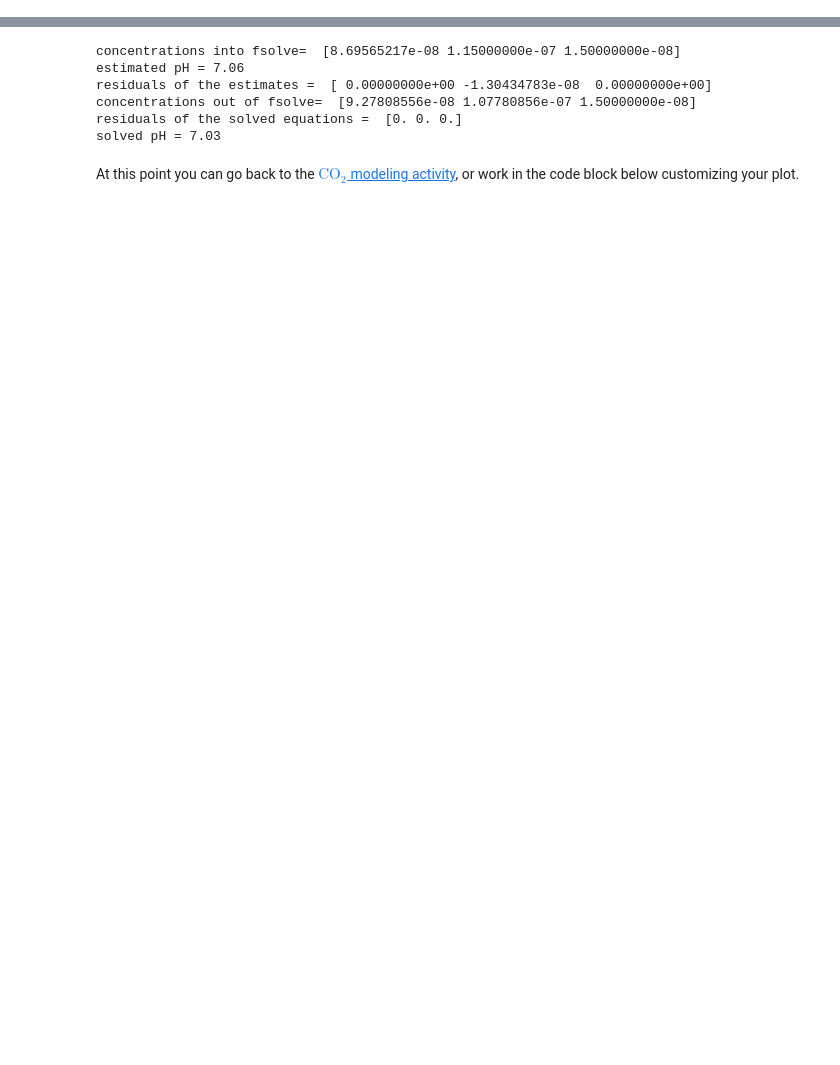
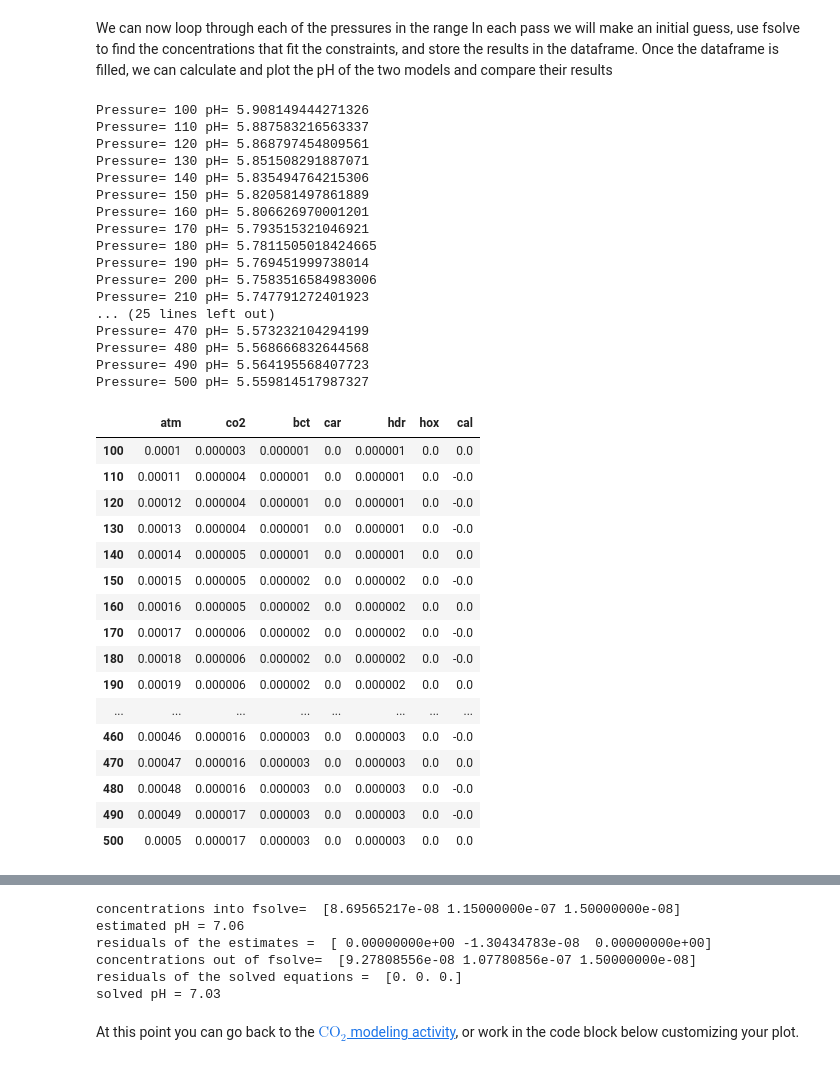
Before and after one commit to wphall/CO2-Equilibrium, a Jupyter notebook: Handling_Data_with_Pandas_and_Matplotlib.ipynb, the cells around one changed output, grey strips where cells are left out. Cells and saved outputs as stored; diff of their text form; code cells hidden in the pictures; blank space fills up the shorter version.

```diff
--- a/Handling_Data_with_Pandas_and_Matplotlib.ipynb
+++ b/Handling_Data_with_Pandas_and_Matplotlib.ipynb
@@ -22,0 +103,58 @@ Group I (X)	|Group I (Y)	|Group II (X)	|Group II (Y)	|Group III (X)	|Group III (
+# %% [markdown]
+We can now loop through each of the pressures in the range  In each pass we will make an initial guess, use fsolve to find the concentrations that fit the constraints, and store the results in the dataframe.  Once the dataframe is filled, we can calculate and plot the pH of the two models and compare their results
+# %%
+for PPM,Index in zip(PPMVals,PPMIdxs):     #this loop will step through the mixing ratios and their indexes
+  Pinit=PPM/1.0e6                          #change units of Pinit for this iteration of the loop to atmospheres
+  print("Pressure=",PPM,end=' ')           #print the pressure to the screen, you may want to comment this later
+
+  #inital guess for the CO2 only system loaded into an array
+  atm=Pinit
+  co2=Pinit*Kh
+  bct=np.sqrt(Ka1*co2)
+  hdr=np.sqrt(Ka1*co2)
+  hox=Kw/hdr
+  car=Ka2*bct/hdr
+  cal=0.0
+  xGuess=np.array([atm,co2,bct,car,hdr,hox,cal])
+
+  xCalc=fsolve(FunCO2OnlyOpen,xGuess) #SciPy does the work!
+  dfRangeP.iloc[Index,:]=xCalc        #store the result in the appropriate spot in the dataframe
+  pHCalc=-np.log10(xCalc[4])          #hydronium ion has an index of 4 (5th value, but indexing starts with 0!)
+  print("pH=",pHCalc)                 #print the calculated pH, you may want to comment this later
+
+dfRangeP #display the dataframe
+# %% [output]
+Pressure= 100 pH= 5.908149444271326
+Pressure= 110 pH= 5.887583216563337
+Pressure= 120 pH= 5.868797454809561
+Pressure= 130 pH= 5.851508291887071
+Pressure= 140 pH= 5.835494764215306
+Pressure= 150 pH= 5.820581497861889
+Pressure= 160 pH= 5.806626970001201
+Pressure= 170 pH= 5.793515321046921
+Pressure= 180 pH= 5.7811505018424665
+Pressure= 190 pH= 5.769451999738014
+Pressure= 200 pH= 5.7583516584983006
+Pressure= 210 pH= 5.747791272401923
+... (25 lines left out)
+Pressure= 470 pH= 5.573232104294199
+Pressure= 480 pH= 5.568666832644568
+Pressure= 490 pH= 5.564195568407723
+Pressure= 500 pH= 5.559814517987327
+|  | atm | co2 | bct | car | hdr | hox | cal |
+| 100 | 0.0001 | 0.000003 | 0.000001 | 0.0 | 0.000001 | 0.0 | 0.0 |
+| 110 | 0.00011 | 0.000004 | 0.000001 | 0.0 | 0.000001 | 0.0 | -0.0 |
+| 120 | 0.00012 | 0.000004 | 0.000001 | 0.0 | 0.000001 | 0.0 | -0.0 |
+| 130 | 0.00013 | 0.000004 | 0.000001 | 0.0 | 0.000001 | 0.0 | -0.0 |
+| 140 | 0.00014 | 0.000005 | 0.000001 | 0.0 | 0.000001 | 0.0 | 0.0 |
+| 150 | 0.00015 | 0.000005 | 0.000002 | 0.0 | 0.000002 | 0.0 | -0.0 |
+| 160 | 0.00016 | 0.000005 | 0.000002 | 0.0 | 0.000002 | 0.0 | 0.0 |
+| 170 | 0.00017 | 0.000006 | 0.000002 | 0.0 | 0.000002 | 0.0 | -0.0 |
+| 180 | 0.00018 | 0.000006 | 0.000002 | 0.0 | 0.000002 | 0.0 | -0.0 |
+| 190 | 0.00019 | 0.000006 | 0.000002 | 0.0 | 0.000002 | 0.0 | 0.0 |
+| ... | ... | ... | ... | ... | ... | ... | ... |
+| 460 | 0.00046 | 0.000016 | 0.000003 | 0.0 | 0.000003 | 0.0 | -0.0 |
+| 470 | 0.00047 | 0.000016 | 0.000003 | 0.0 | 0.000003 | 0.0 | 0.0 |
+| 480 | 0.00048 | 0.000016 | 0.000003 | 0.0 | 0.000003 | 0.0 | -0.0 |
+| 490 | 0.00049 | 0.000017 | 0.000003 | 0.0 | 0.000003 | 0.0 | -0.0 |
+| 500 | 0.0005 | 0.000017 | 0.000003 | 0.0 | 0.000003 | 0.0 | 0.0 |
```
Also changed, not shown: parts of 4 cells of this notebook.
